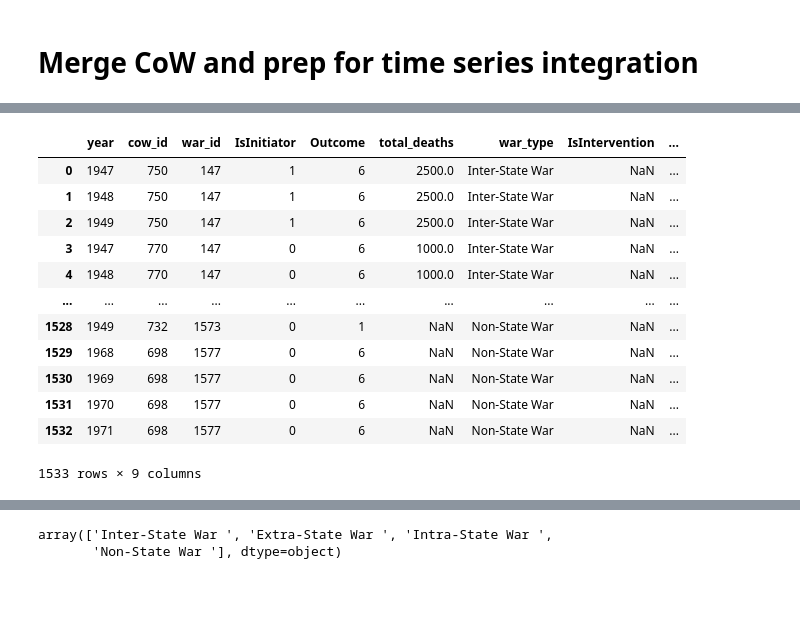
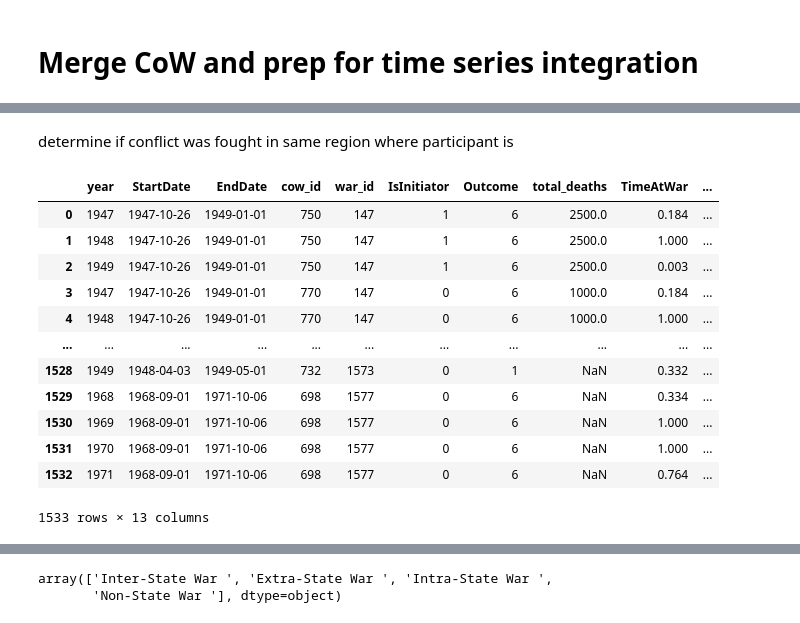
Before and after one commit to jenna-jordan/international-relations-database-extended, a Jupyter notebook: Mashup_Data/Merge_CoW.ipynb, the cells around one changed output, grey strips where cells are left out. Cells and saved outputs as stored; diff of their text form; code cells hidden in the pictures; blank space fills up the shorter version.

```diff
--- a/Mashup_Data/Merge_CoW.ipynb
+++ b/Mashup_Data/Merge_CoW.ipynb
@@ -6,3 +9,4 @@ import pandas as pd
 cow_par = pd.read_csv("../Data/CoW/Wrangled/war_participants.csv")
 cow_pol = pd.read_csv("../Data/CoW/Wrangled/polities.csv")
 cow_war = pd.read_csv("../Data/CoW/Wrangled/wars.csv", usecols=['WarID', 'WarTypeName', 'IsIntervention', 'IsInternational'])
+cow_loc = pd.read_csv("../Data/CoW/Wrangled/war_locations.csv")
@@ -47,0 +60,27 @@ cow_par_ts
+# %%
+def days_in_conflict(row):
+    startyear = row.StartDate.year
+    endyear = row.EndDate.year
+    year = row.year
+    daysinyear = 365
+    if (year%4==0) & (year%100==0):
+        daysinyear = 366
+
+    lastday = pd.Timestamp(year=year, month=12, day=31)
+    firstday = pd.Timestamp(year=year, month=1, day=1)
+
+    days = 0
+
+    if (startyear == year) & (endyear == year):
+        days = (row.EndDate - row.StartDate).days + 1
+    elif (startyear == year) & (endyear != year):
+        days = (lastday - row.StartDate).days + 1
+    elif (startyear != year) & (endyear == year):
+        days = (row.EndDate - firstday).days + 1
+    else:
+        days = daysinyear
+
+    return (days / daysinyear)
+# %%
+cow_par_ts['TimeAtWar'] = cow_par_ts.apply(days_in_conflict, axis=1).round(3)
+cow_par_ts
@@ -48,18 +101,24 @@ cow_par_ts
+# %% [markdown]
+determine if conflict was fought in same region where participant is
+# %%
+wars = list(cow_par_ts['war_id'].unique())
+cow_loc = cow_loc[cow_loc['WarID'].isin(wars)]
+cow_loc2 = cow_loc.groupby('WarID').agg({'Region':lambda x: ','.join(list(x))})
 # %%
-cow_war = cow_war.rename(columns={'WarID': 'war_id', 'WarTypeName': 'war_type'})
-cow_merged = cow_par_ts.merge(cow_war, on=['war_id'], how='left')
-cow_merged
+cow_warloc = cow_war.merge(cow_loc2, on='WarID')
+cow_warloc = cow_warloc.rename(columns={'WarID': 'war_id', 'WarTypeName': 'war_type', 'Region': 'war_region'})
+cow_merged = cow_par_ts.merge(cow_warloc, on=['war_id'], how='left')
 # %% [output]
-|  | year | cow_id | war_id | IsInitiator | Outcome | total_deaths | war_type | IsIntervention | ... |
-| 0 | 1947 | 750 | 147 | 1 | 6 | 2500.0 | Inter-State War | NaN | ... |
-| 1 | 1948 | 750 | 147 | 1 | 6 | 2500.0 | Inter-State War | NaN | ... |
-| 2 | 1949 | 750 | 147 | 1 | 6 | 2500.0 | Inter-State War | NaN | ... |
-| 3 | 1947 | 770 | 147 | 0 | 6 | 1000.0 | Inter-State War | NaN | ... |
-| 4 | 1948 | 770 | 147 | 0 | 6 | 1000.0 | Inter-State War | NaN | ... |
-| ... | ... | ... | ... | ... | ... | ... | ... | ... | ... |
-| 1528 | 1949 | 732 | 1573 | 0 | 1 | NaN | Non-State War | NaN | ... |
-| 1529 | 1968 | 698 | 1577 | 0 | 6 | NaN | Non-State War | NaN | ... |
-| 1530 | 1969 | 698 | 1577 | 0 | 6 | NaN | Non-State War | NaN | ... |
-| 1531 | 1970 | 698 | 1577 | 0 | 6 | NaN | Non-State War | NaN | ... |
-| 1532 | 1971 | 698 | 1577 | 0 | 6 | NaN | Non-State War | NaN | ... |
+|  | year | StartDate | EndDate | cow_id | war_id | IsInitiator | Outcome | total_deaths | TimeAtWar | ... |
+| 0 | 1947 | 1947-10-26 | 1949-01-01 | 750 | 147 | 1 | 6 | 2500.0 | 0.184 | ... |
+| 1 | 1948 | 1947-10-26 | 1949-01-01 | 750 | 147 | 1 | 6 | 2500.0 | 1.000 | ... |
+| 2 | 1949 | 1947-10-26 | 1949-01-01 | 750 | 147 | 1 | 6 | 2500.0 | 0.003 | ... |
+| 3 | 1947 | 1947-10-26 | 1949-01-01 | 770 | 147 | 0 | 6 | 1000.0 | 0.184 | ... |
+| 4 | 1948 | 1947-10-26 | 1949-01-01 | 770 | 147 | 0 | 6 | 1000.0 | 1.000 | ... |
+| ... | ... | ... | ... | ... | ... | ... | ... | ... | ... | ... |
+| 1528 | 1949 | 1948-04-03 | 1949-05-01 | 732 | 1573 | 0 | 1 | NaN | 0.332 | ... |
+| 1529 | 1968 | 1968-09-01 | 1971-10-06 | 698 | 1577 | 0 | 6 | NaN | 0.334 | ... |
+| 1530 | 1969 | 1968-09-01 | 1971-10-06 | 698 | 1577 | 0 | 6 | NaN | 1.000 | ... |
+| 1531 | 1970 | 1968-09-01 | 1971-10-06 | 698 | 1577 | 0 | 6 | NaN | 1.000 | ... |
+| 1532 | 1971 | 1968-09-01 | 1971-10-06 | 698 | 1577 | 0 | 6 | NaN | 0.764 | ... |
-1533 rows × 9 columns
+1533 rows × 13 columns
```
Also changed, not shown: parts of 22 cells of this notebook, 13 other files.
